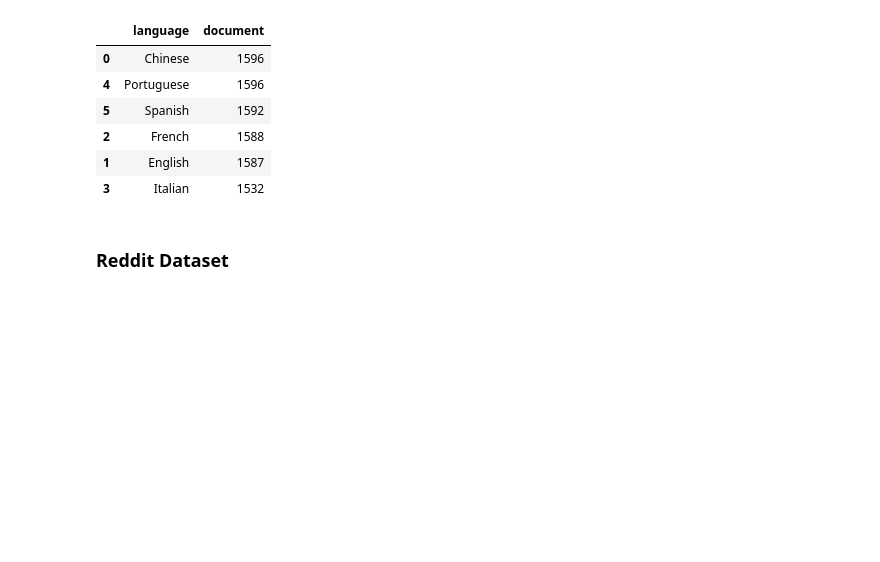
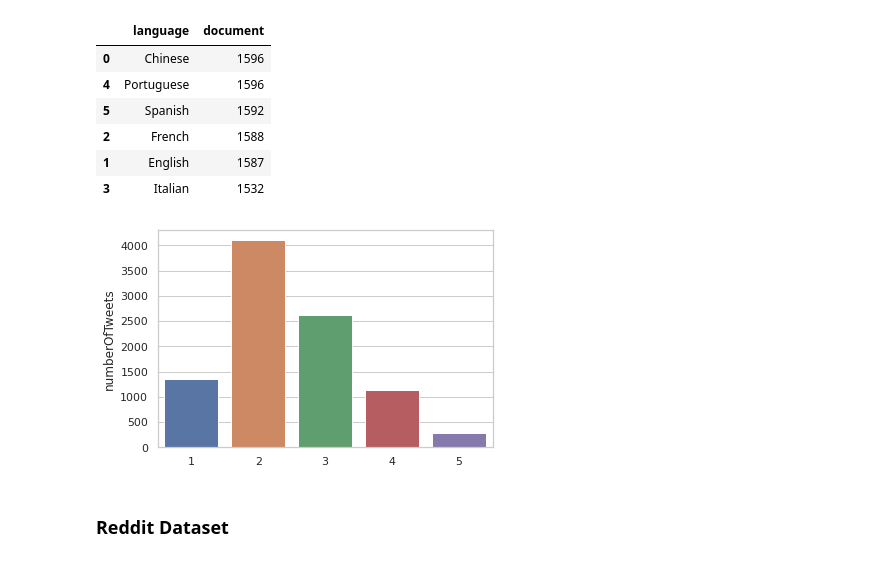
Before and after one commit to aishafarooque/Tweet-Intimacy-Analysis, a Jupyter notebook: Aisha_NLP_FinalProject.ipynb, the cells around one changed output. Drawn from its saved outputs; the diff is of its cells as text; code cells hidden in the pictures; blank space fills up the shorter version.

Commit message:
added graphs to data fact study

```diff
--- a/Aisha_NLP_FinalProject.ipynb
+++ b/Aisha_NLP_FinalProject.ipynb
@@ -154,6 +142,21 @@ tweet_distribution.style.background_gradient()
 | 2 | French | 1588 |
 | 1 | English | 1587 |
 | 3 | Italian | 1532 |
+# %%
+import seaborn as sns
+sns.set_theme(style="whitegrid")
+tips = sns.load_dataset("tips")
+
+df1 = twitter_df_train
+bins = [0,1,2,3,4,5]
+group_names=['1','2','3','4','5']
+df1['numberOfTweets']=pd.cut(twitter_df_train['label'], bins, labels=group_names)
+
+ax = sns.barplot(x=df1.numberOfTweets.value_counts().index,
+                 y=df1.numberOfTweets.value_counts(),
+                 data=df1)
+# %% [output]
+[figure, added]
 # %% [markdown]
 ### Reddit Dataset
 # %% [markdown]
```
Also changed, not shown: parts of 7 cells of this notebook.
